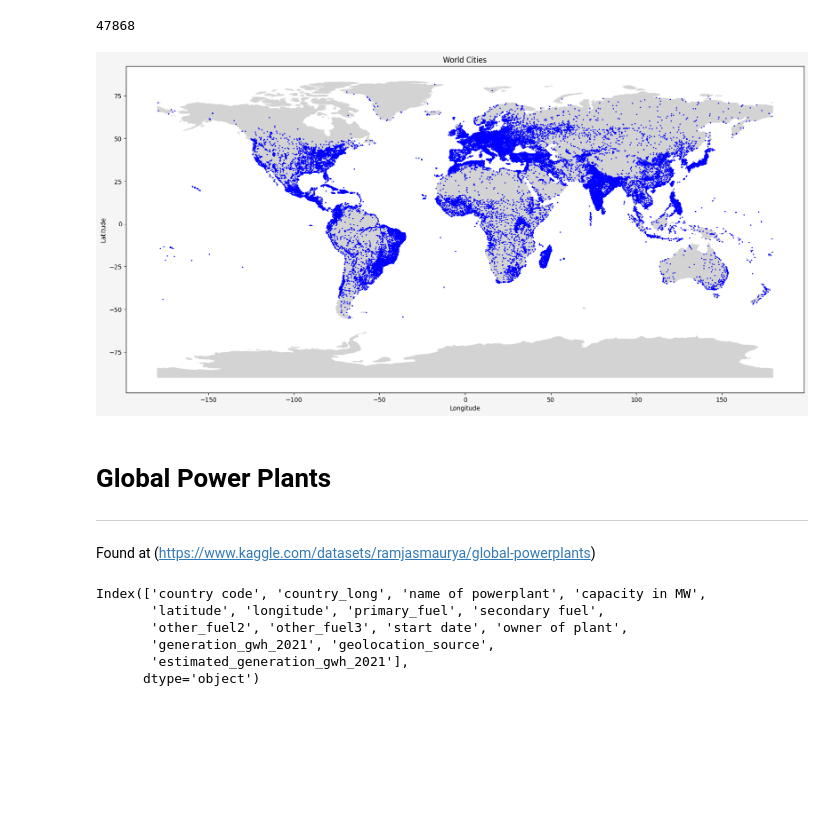
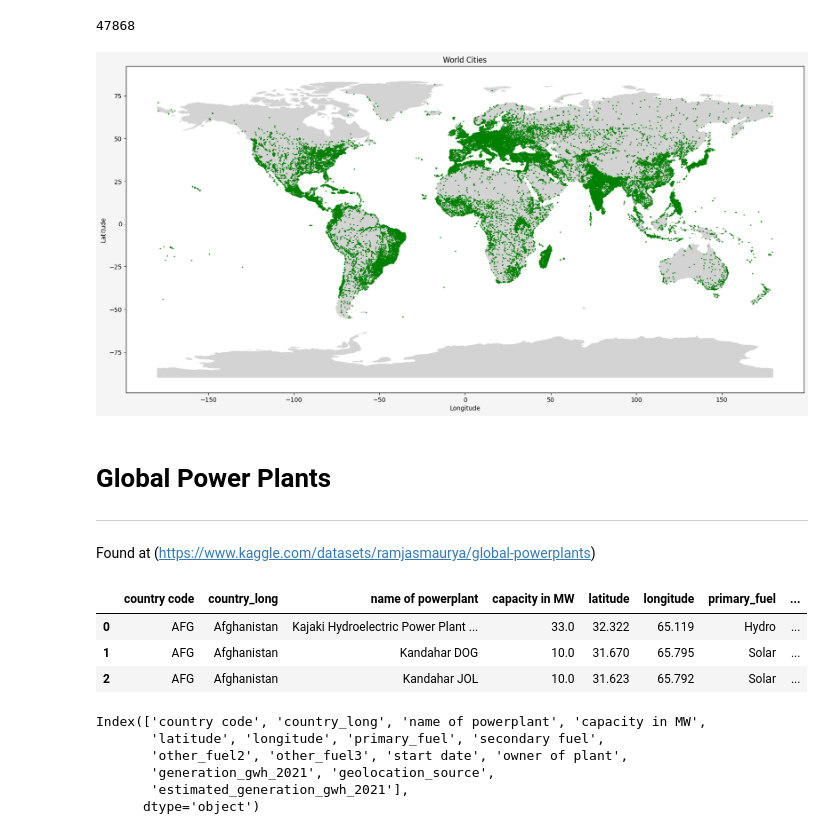
Before and after one commit to janiejestemja/geo, a Jupyter notebook: eda_sketch.ipynb, the cells around one changed output. Drawn from its saved outputs; the diff is of its cells as text; code cells hidden in the pictures; blank space fills up the shorter version.

```diff
--- a/eda_sketch.ipynb
+++ b/eda_sketch.ipynb
@@ -42,29 +49,36 @@ wc_gdf = gpd.GeoDataFrame(wc_df, geometry=wc_geometry)
 # %%
 # Creating the figure and axes with Matplotlib
 fig, ax = plt.subplots(figsize=(16, 9), facecolor="whitesmoke", layout="constrained")
 
 # Plotting the world basemap on the axes
 world.plot(ax=ax, color="lightgray")
 
 # Plotting gdf
-wc_gdf.plot(ax=ax, marker="o", color="blue", markersize=1)
+wc_gdf.plot(ax=ax, marker="o", color="green", markersize=1)
 
 # Adding titles, labels, etc...
 ax.set_title("World Cities")
 ax.set_xlabel("Longitude")
 ax.set_ylabel("Latitude")
 
 # Show the plot
 plt.savefig("world_wc.png")
 plt.show()
 # %% [output]
-[figure, old version]
+[figure, new version]
 # %% [markdown]
 # Global Power Plants
 ---
 Found at (https://www.kaggle.com/datasets/ramjasmaurya/global-powerplants)
 # %%
 pp_df = pd.read_csv("data/global_power_plants.csv")
+# %%
+pp_df.head(3)
+# %% [output]
+|  | country code | country_long | name of powerplant | capacity in MW | latitude | longitude | primary_fuel | ... |
+| 0 | AFG | Afghanistan | Kajaki Hydroelectric Power Plant ... | 33.0 | 32.322 | 65.119 | Hydro | ... |
+| 1 | AFG | Afghanistan | Kandahar DOG | 10.0 | 31.670 | 65.795 | Solar | ... |
+| 2 | AFG | Afghanistan | Kandahar JOL | 10.0 | 31.623 | 65.792 | Solar | ... |
 # %%
 pp_df.columns
 # %% [output]
```
Also changed, not shown: parts of 33 cells of this notebook.
